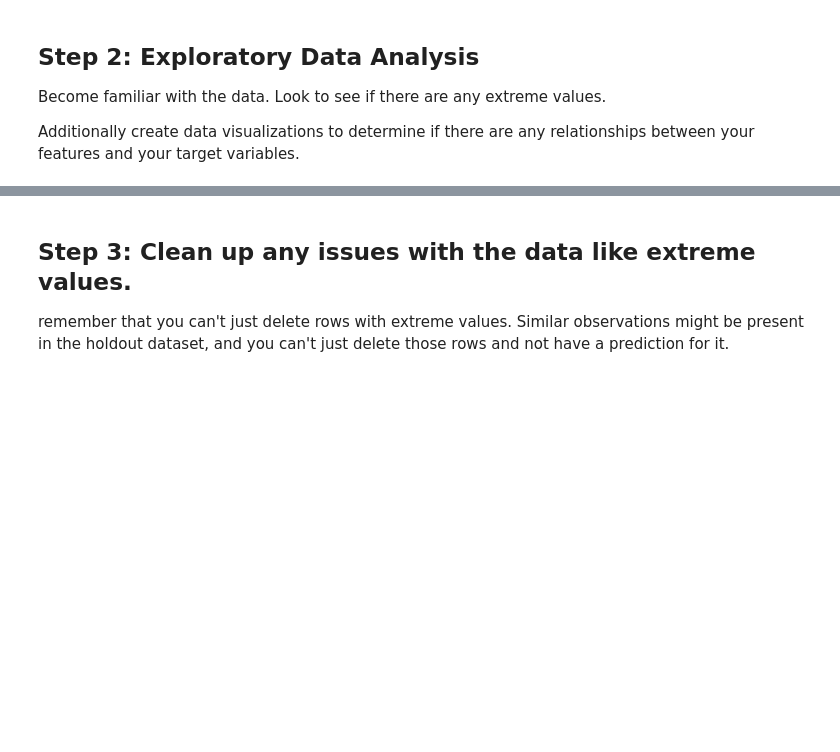
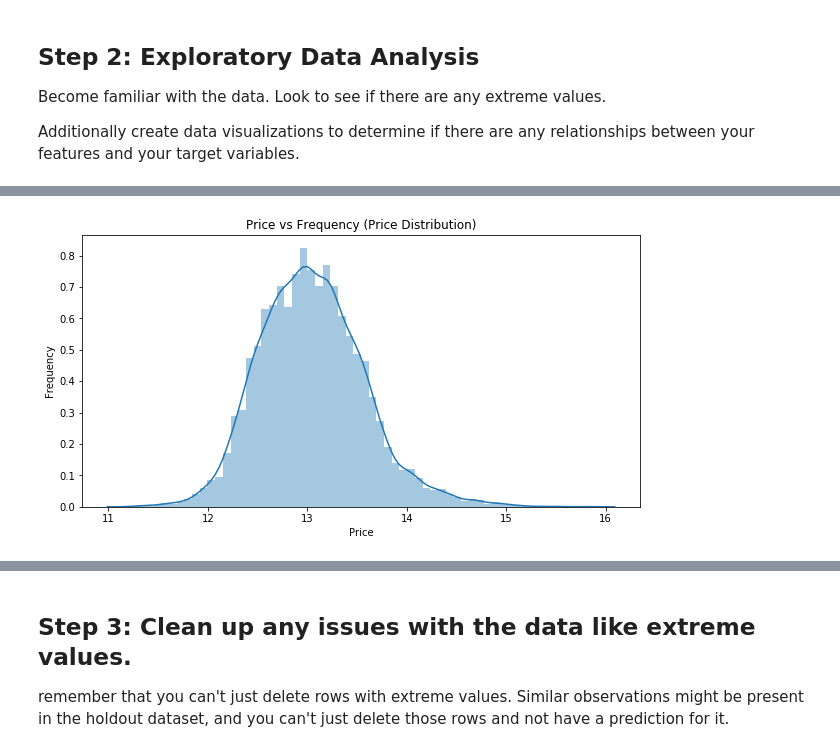
Before and after one commit to wooyounghong/House_price_predictions_bakeoff, a Jupyter notebook: Wayne_Modeling_Process.ipynb, the cells around one changed output, grey strips where cells are left out. Drawn from its saved outputs; the diff is of its cells as text; code cells hidden in the pictures; blank space fills up the shorter version.

```diff
--- a/Wayne_Modeling_Process.ipynb
+++ b/Wayne_Modeling_Process.ipynb
@@ -40,0 +111,7 @@ Additionally create data visualizations to determine if there are any relationsh
+# %%
+# Log func
+fig, ax = plt.subplots(figsize = (10,5));
+sns.distplot(np.log(train_df.price), kde=True, bins=60);
+ax.set(xlabel='Price', ylabel='Frequency', title='Price vs Frequency (Price Distribution)');
+# %% [output]
+[figure, added]
```
Also changed, not shown: parts of 45 cells of this notebook.
